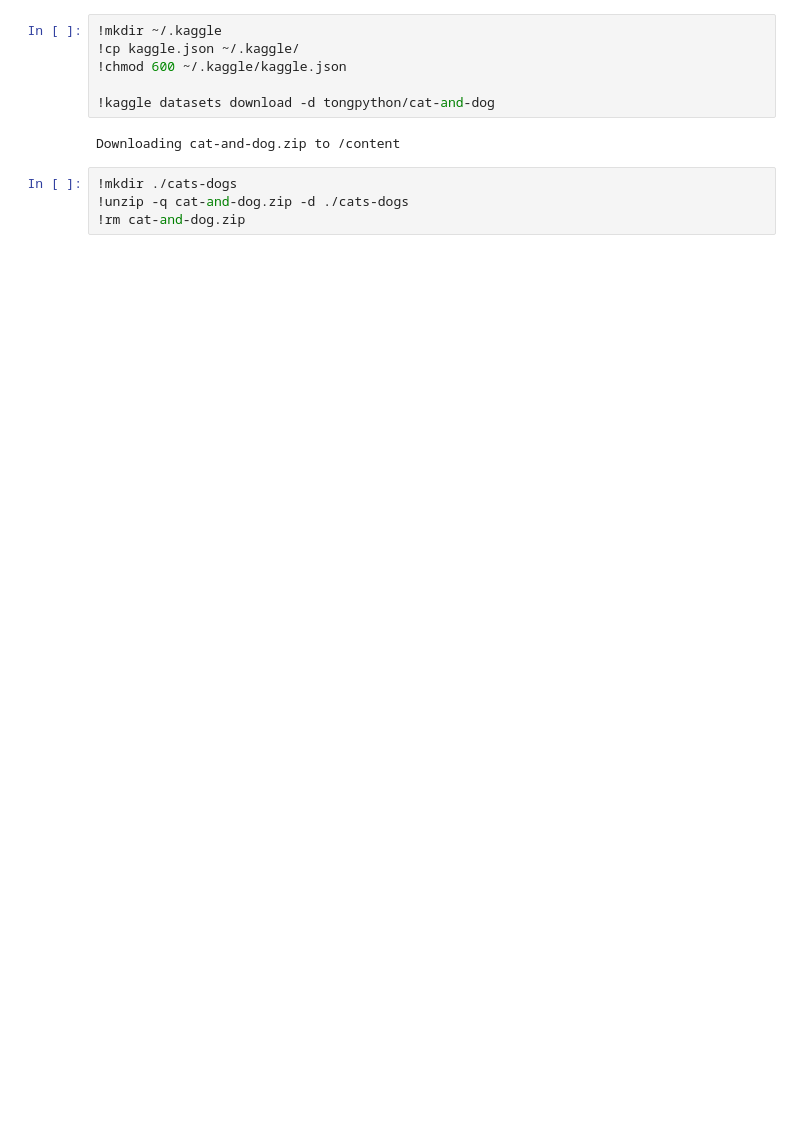
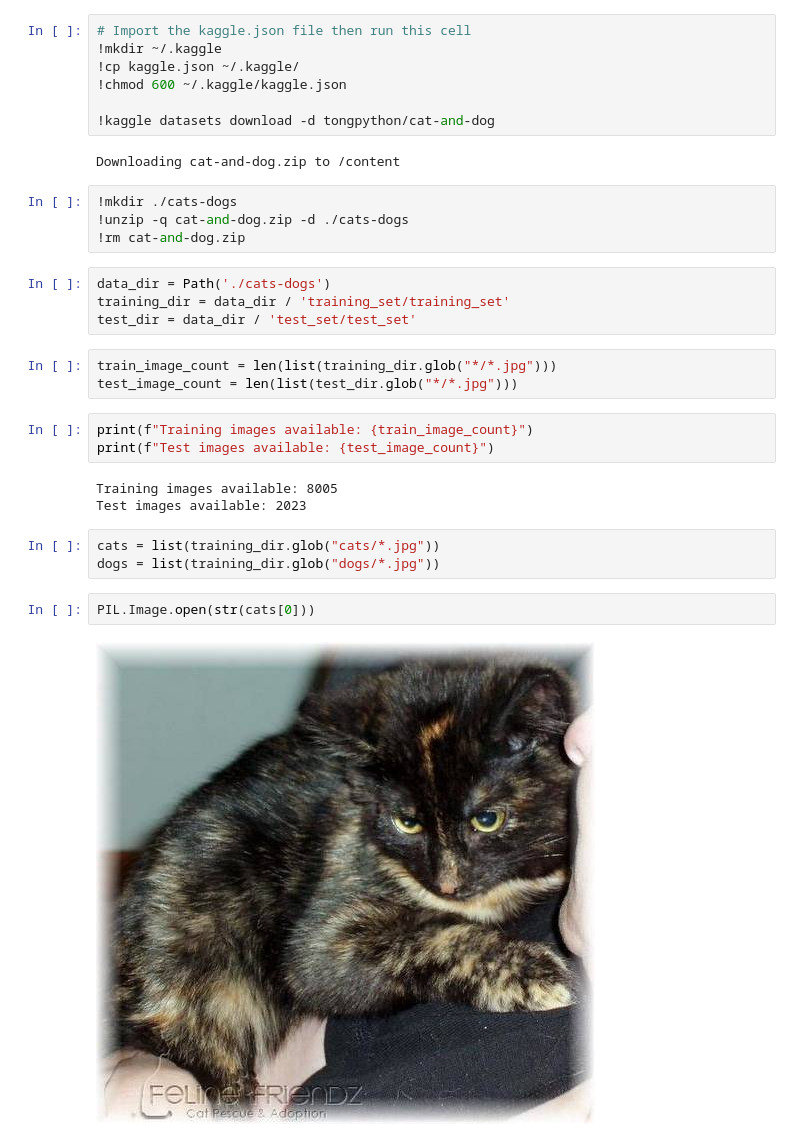
Before and after one commit to Arup3201/Image-Classification-Tensorflow, a Jupyter notebook: image-classification-tensorflow.ipynb, the cells around one changed output. Drawn from its saved outputs; the diff is of its cells as text; blank space fills up the shorter version.

```diff
--- a/image-classification-tensorflow.ipynb
+++ b/image-classification-tensorflow.ipynb
@@ -13,4 +16,5 @@ Download Dataset
 # %%
+# Import the kaggle.json file then run this cell
 !mkdir ~/.kaggle
 !cp kaggle.json ~/.kaggle/
 !chmod 600 ~/.kaggle/kaggle.json
@@ -22,3 +26,23 @@ Downloading cat-and-dog.zip to /content
 !mkdir ./cats-dogs
 !unzip -q cat-and-dog.zip -d ./cats-dogs
 !rm cat-and-dog.zip
+# %%
+data_dir = Path('./cats-dogs')
+training_dir = data_dir / 'training_set/training_set'
+test_dir = data_dir / 'test_set/test_set'
+# %%
+train_image_count = len(list(training_dir.glob("*/*.jpg")))
+test_image_count = len(list(test_dir.glob("*/*.jpg")))
+# %%
+print(f"Training images available: {train_image_count}")
+print(f"Test images available: {test_image_count}")
+# %% [output]
+Training images available: 8005
+Test images available: 2023
+# %%
+cats = list(training_dir.glob("cats/*.jpg"))
+dogs = list(training_dir.glob("dogs/*.jpg"))
+# %%
+PIL.Image.open(str(cats[0]))
+# %% [output]
+[figure, added]
```
Also changed, not shown: parts of 20 cells of this notebook.
